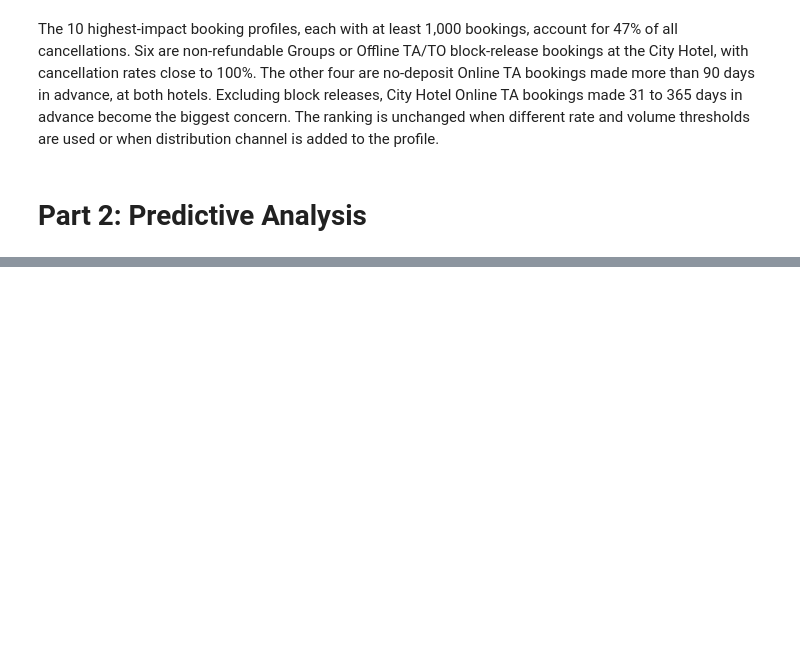
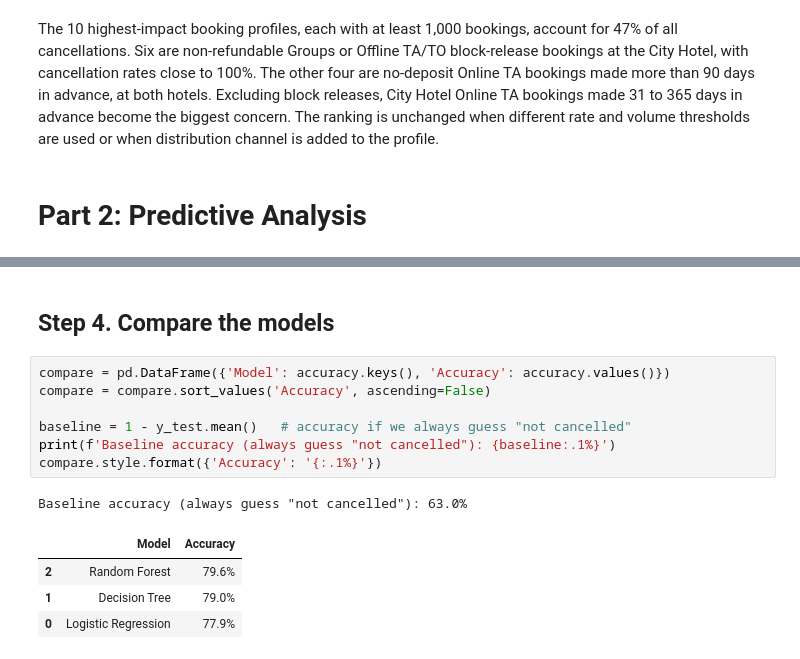
Before and after one commit to elsiejy/Capstone, a Jupyter notebook: Capstone.ipynb, the cells around one changed output, grey strips where cells are left out. Cells and saved outputs as stored; diff of their text form; blank space fills up the shorter version.

```diff
--- a/Capstone.ipynb
+++ b/Capstone.ipynb
@@ -1271,0 +1346,15 @@ Just need 4 or 5 column
+# %% [markdown]
+## Step 4. Compare the models
+# %%
+compare = pd.DataFrame({'Model': accuracy.keys(), 'Accuracy': accuracy.values()})
+compare = compare.sort_values('Accuracy', ascending=False)
+
+baseline = 1 - y_test.mean()   # accuracy if we always guess "not cancelled"
+print(f'Baseline accuracy (always guess "not cancelled"): {baseline:.1%}')
+compare.style.format({'Accuracy': '{:.1%}'})
+# %% [output]
+Baseline accuracy (always guess "not cancelled"): 63.0%
+|  | Model | Accuracy |
+| 2 | Random Forest | 79.6% |
+| 1 | Decision Tree | 79.0% |
+| 0 | Logistic Regression | 77.9% |
```
Also changed, not shown: parts of 13 cells of this notebook.
